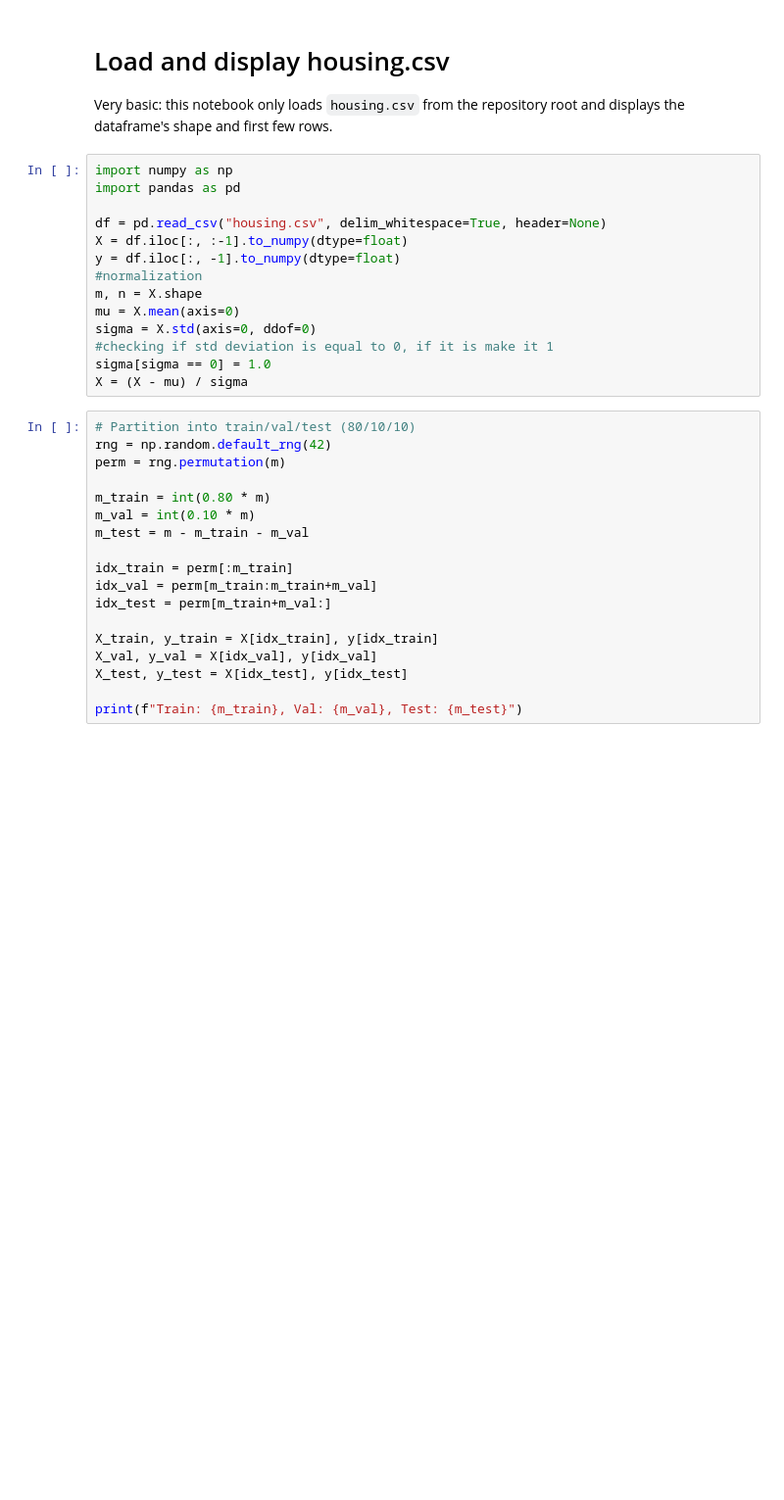
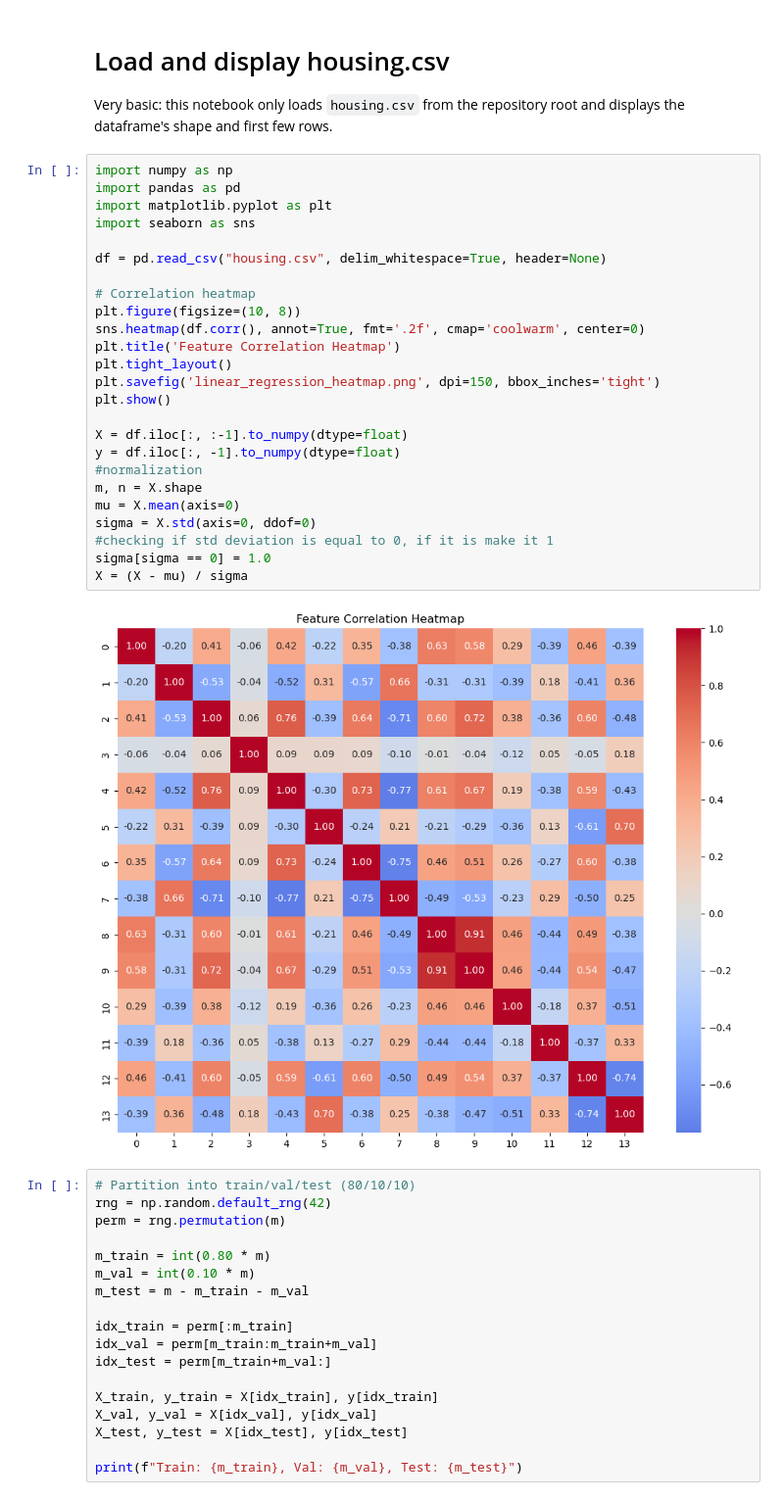
Before and after one commit to sooryas1233213/Cryptonite-RTP-Soorya, a Jupyter notebook: linear_regression_simple.ipynb, the cells around one changed output. Shown: that part at 98% size. Drawn from its saved outputs; the diff is of its cells as text; blank space fills up the shorter version.

```diff
--- a/linear_regression_simple.ipynb
+++ b/linear_regression_simple.ipynb
@@ -5,17 +5,30 @@ Very basic: this notebook only loads `housing.csv` from the repository root and
 # %%
 import numpy as np
 import pandas as pd
+import matplotlib.pyplot as plt
+import seaborn as sns
 
 df = pd.read_csv("housing.csv", delim_whitespace=True, header=None)
+
+# Correlation heatmap
+plt.figure(figsize=(10, 8))
+sns.heatmap(df.corr(), annot=True, fmt='.2f', cmap='coolwarm', center=0)
+plt.title('Feature Correlation Heatmap')
+plt.tight_layout()
+plt.savefig('linear_regression_heatmap.png', dpi=150, bbox_inches='tight')
+plt.show()
+
 X = df.iloc[:, :-1].to_numpy(dtype=float)
 y = df.iloc[:, -1].to_numpy(dtype=float)
 #normalization
 m, n = X.shape
 mu = X.mean(axis=0)
 sigma = X.std(axis=0, ddof=0)
 #checking if std deviation is equal to 0, if it is make it 1
 sigma[sigma == 0] = 1.0
 X = (X - mu) / sigma
+# %% [output]
+[figure, added]
 # %%
 # Partition into train/val/test (80/10/10)
 rng = np.random.default_rng(42)
```
Also changed, not shown: 6 other files.
